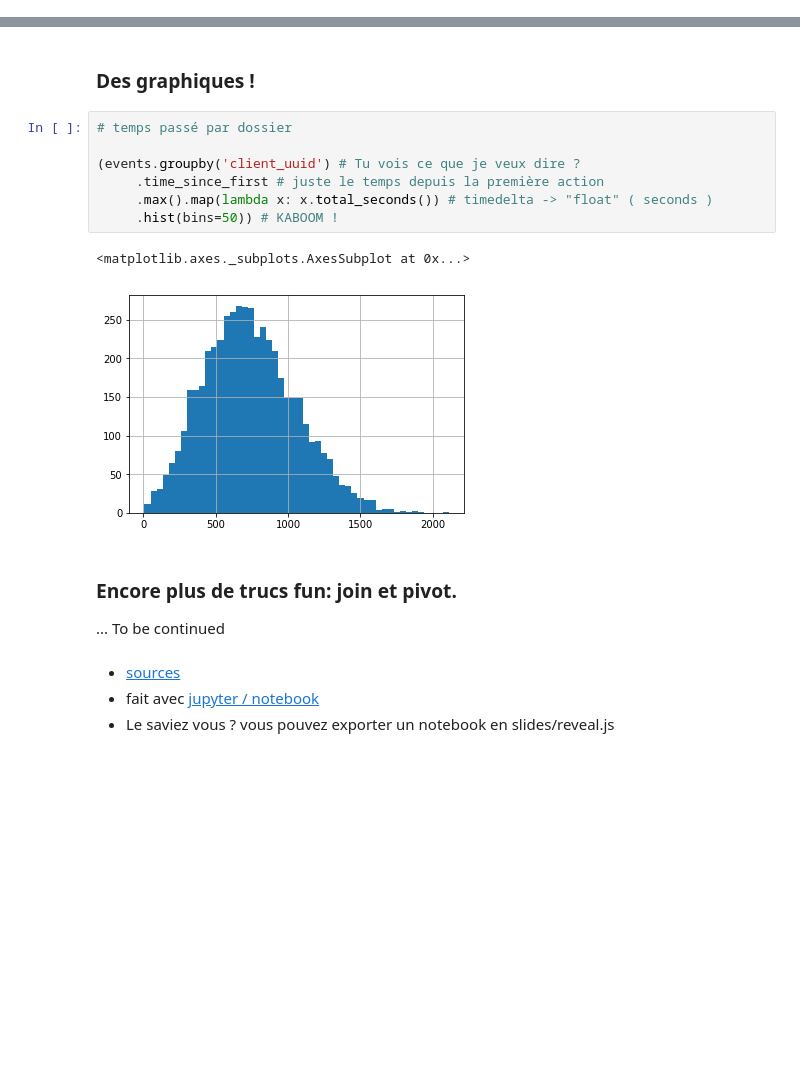
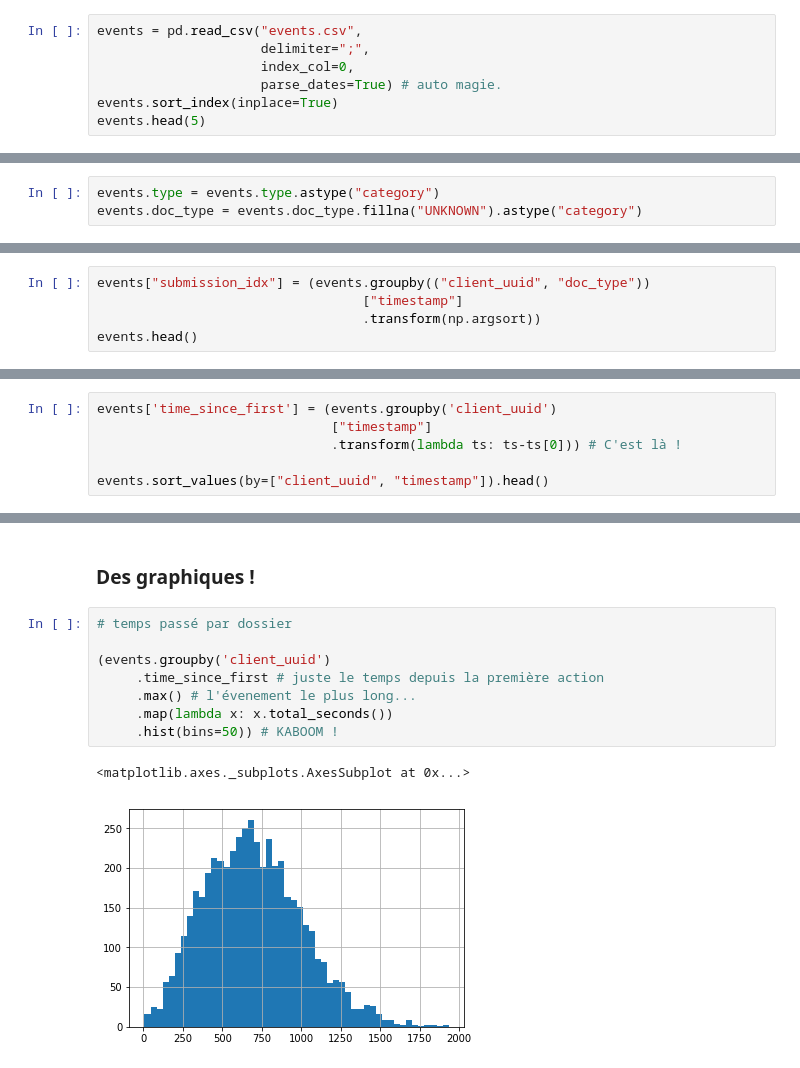
Before and after one commit to flo-dhalluin/python-pandas-talk, a Jupyter notebook: pandas-talk-run.ipynb, the cells around one changed output, grey strips where cells are left out. Cells and saved outputs as stored; diff of their text form; blank space fills up the shorter version.

```diff
--- a/pandas-talk-run.ipynb
+++ b/pandas-talk-run.ipynb
@@ -194,0 +70,7 @@ events.head()
+# %%
+events = pd.read_csv("events.csv",
+                     delimiter=";",
+                     index_col=0,
+                     parse_dates=True) # auto magie.
+events.sort_index(inplace=True)
+events.head(5)
@@ -194,0 +98,3 @@ events.head()
+# %%
+events.type = events.type.astype("category")
+events.doc_type = events.doc_type.fillna("UNKNOWN").astype("category")
@@ -194,0 +187,5 @@ events.head()
+# %%
+events["submission_idx"] = (events.groupby(("client_uuid", "doc_type"))
+                                  ["timestamp"]
+                                  .transform(np.argsort))
+events.head()
@@ -194,0 +202,6 @@ events.head()
+# %%
+events['time_since_first'] = (events.groupby('client_uuid')
+                              ["timestamp"]
+                              .transform(lambda ts: ts-ts[0])) # C'est là !
+
+events.sort_values(by=["client_uuid", "timestamp"]).head()
@@ -197,18 +272,11 @@ events.head()
 # %%
 # temps passé par dossier
 
-(events.groupby('client_uuid') # Tu vois ce que je veux dire ?
+(events.groupby('client_uuid')
      .time_since_first # juste le temps depuis la première action
-     .max().map(lambda x: x.total_seconds()) # timedelta -> "float" ( seconds )
+     .max() # l'évenement le plus long...
+     .map(lambda x: x.total_seconds())
      .hist(bins=50)) # KABOOM !
 # %% [output]
 <matplotlib.axes._subplots.AxesSubplot at 0x...>
-[figure, old version]
+[figure, new version]
-# %% [markdown]
-### Encore plus de trucs fun: join et pivot.
-
-... To be continued
-# %% [markdown]
-- [sources](https://github.com/flo-dhalluin/python-pandas-talk)
-- fait avec [jupyter / notebook](https://jupyter.org/)
-- Le saviez vous ? vous pouvez exporter un notebook en slides/reveal.js
```
Also changed, not shown: parts of 60 cells of this notebook, 3 other files.
